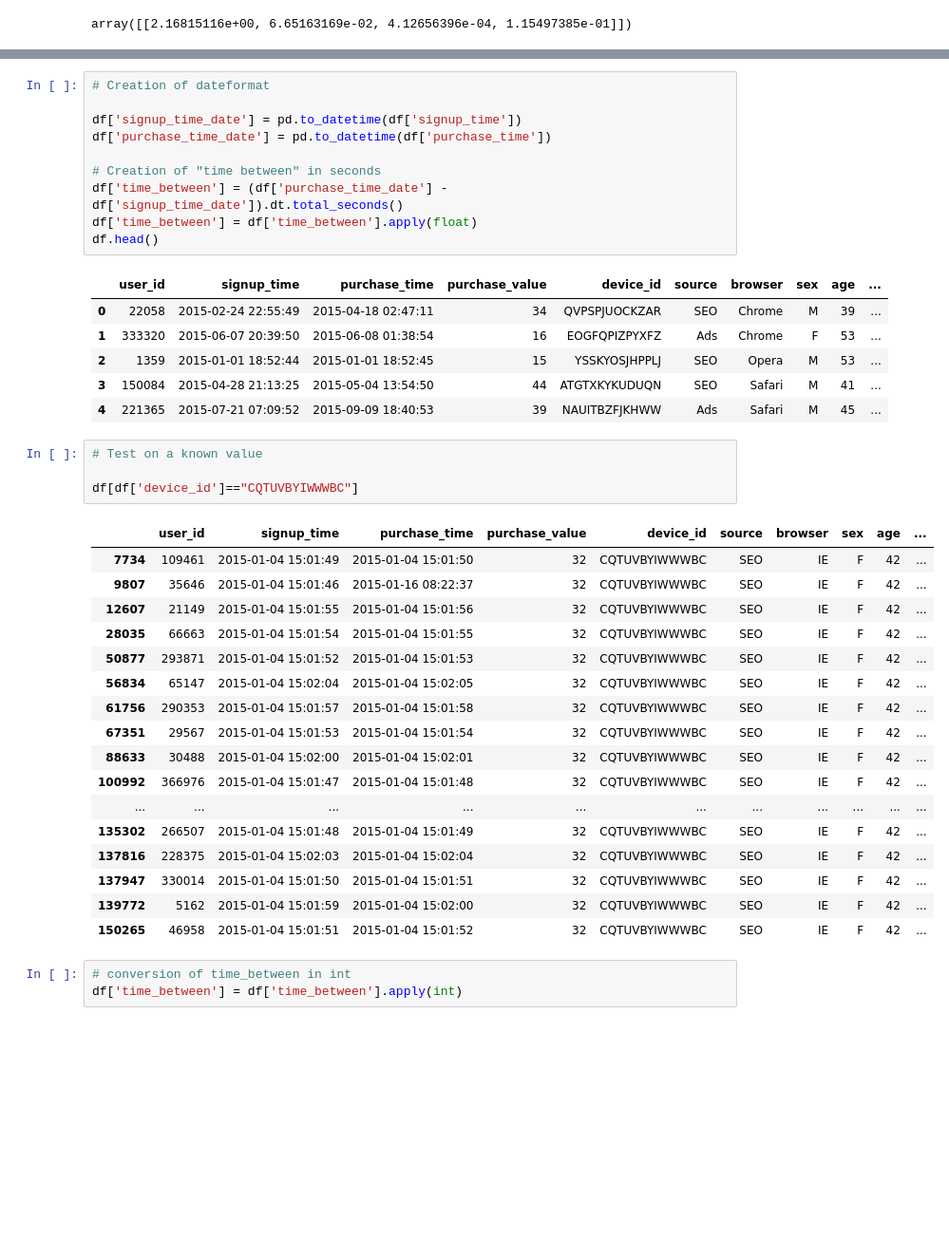
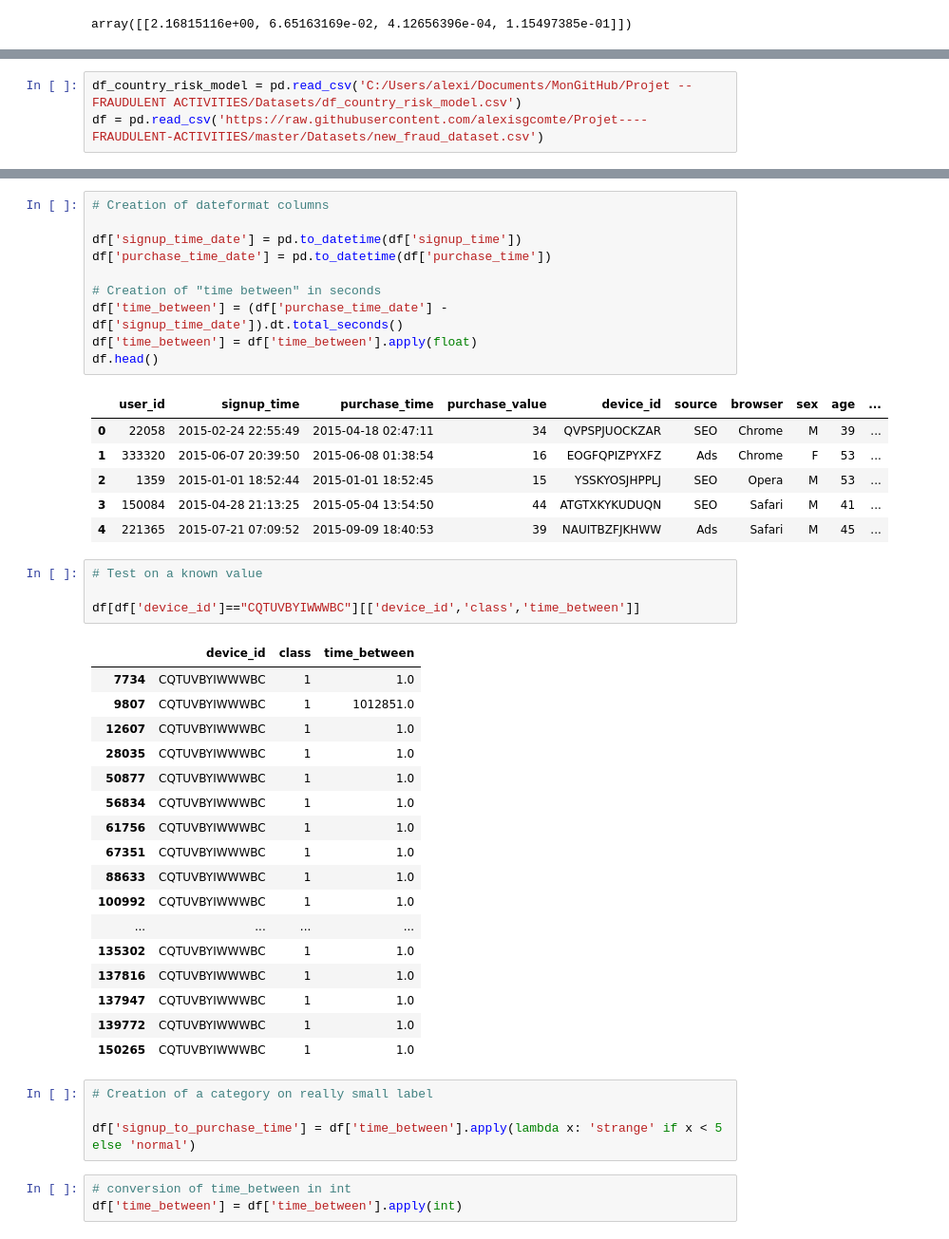
Before and after one commit to alexisgcomte/Projet----FRAUDULENT-ACTIVITIES, a Jupyter notebook: Projet -- FRAUDULENT ACTIVITIES.ipynb, the cells around one changed output, grey strips where cells are left out. Shown at 95% size. Drawn from its saved outputs; the diff is of its cells as text; blank space fills up the shorter version.

```diff
--- a/Projet -- FRAUDULENT ACTIVITIES.ipynb
+++ b/Projet -- FRAUDULENT ACTIVITIES.ipynb
@@ -532,0 +616,3 @@ There is 90% of precision, which is worse than random. Let's keep it either way.
+# %%
+df_country_risk_model = pd.read_csv('C:/Users/alexi/Documents/MonGitHub/Projet -- FRAUDULENT ACTIVITIES/Datasets/df_country_risk_model.csv')
+df = pd.read_csv('https://raw.githubusercontent.com/alexisgcomte/Projet----FRAUDULENT-ACTIVITIES/master/Datasets/new_fraud_dataset.csv')
@@ -535,5 +639,5 @@ There is 90% of precision, which is worse than random. Let's keep it either way.
 # %%
-# Creation of dateformat
+# Creation of dateformat columns
 
 df['signup_time_date'] = pd.to_datetime(df['signup_time'])
 df['purchase_time_date'] = pd.to_datetime(df['purchase_time'])
@@ -552,25 +656,29 @@ df.head()
 # %%
 # Test on a known value
 
-df[df['device_id']=="CQTUVBYIWWWBC"]
+df[df['device_id']=="CQTUVBYIWWWBC"][['device_id','class','time_between']]
 # %% [output]
-|  | user_id | signup_time | purchase_time | purchase_value | device_id | source | browser | sex | age | ... |
-| 7734 | 109461 | 2015-01-04 15:01:49 | 2015-01-04 15:01:50 | 32 | CQTUVBYIWWWBC | SEO | IE | F | 42 | ... |
-| 9807 | 35646 | 2015-01-04 15:01:46 | 2015-01-16 08:22:37 | 32 | CQTUVBYIWWWBC | SEO | IE | F | 42 | ... |
-| 12607 | 21149 | 2015-01-04 15:01:55 | 2015-01-04 15:01:56 | 32 | CQTUVBYIWWWBC | SEO | IE | F | 42 | ... |
-| 28035 | 66663 | 2015-01-04 15:01:54 | 2015-01-04 15:01:55 | 32 | CQTUVBYIWWWBC | SEO | IE | F | 42 | ... |
-| 50877 | 293871 | 2015-01-04 15:01:52 | 2015-01-04 15:01:53 | 32 | CQTUVBYIWWWBC | SEO | IE | F | 42 | ... |
-| 56834 | 65147 | 2015-01-04 15:02:04 | 2015-01-04 15:02:05 | 32 | CQTUVBYIWWWBC | SEO | IE | F | 42 | ... |
-| 61756 | 290353 | 2015-01-04 15:01:57 | 2015-01-04 15:01:58 | 32 | CQTUVBYIWWWBC | SEO | IE | F | 42 | ... |
-| 67351 | 29567 | 2015-01-04 15:01:53 | 2015-01-04 15:01:54 | 32 | CQTUVBYIWWWBC | SEO | IE | F | 42 | ... |
-| 88633 | 30488 | 2015-01-04 15:02:00 | 2015-01-04 15:02:01 | 32 | CQTUVBYIWWWBC | SEO | IE | F | 42 | ... |
-| 100992 | 366976 | 2015-01-04 15:01:47 | 2015-01-04 15:01:48 | 32 | CQTUVBYIWWWBC | SEO | IE | F | 42 | ... |
-| ... | ... | ... | ... | ... | ... | ... | ... | ... | ... | ... |
-| 135302 | 266507 | 2015-01-04 15:01:48 | 2015-01-04 15:01:49 | 32 | CQTUVBYIWWWBC | SEO | IE | F | 42 | ... |
-| 137816 | 228375 | 2015-01-04 15:02:03 | 2015-01-04 15:02:04 | 32 | CQTUVBYIWWWBC | SEO | IE | F | 42 | ... |
-| 137947 | 330014 | 2015-01-04 15:01:50 | 2015-01-04 15:01:51 | 32 | CQTUVBYIWWWBC | SEO | IE | F | 42 | ... |
-| 139772 | 5162 | 2015-01-04 15:01:59 | 2015-01-04 15:02:00 | 32 | CQTUVBYIWWWBC | SEO | IE | F | 42 | ... |
-| 150265 | 46958 | 2015-01-04 15:01:51 | 2015-01-04 15:01:52 | 32 | CQTUVBYIWWWBC | SEO | IE | F | 42 | ... |
+|  | device_id | class | time_between |
+| 7734 | CQTUVBYIWWWBC | 1 | 1.0 |
+| 9807 | CQTUVBYIWWWBC | 1 | 1012851.0 |
+| 12607 | CQTUVBYIWWWBC | 1 | 1.0 |
+| 28035 | CQTUVBYIWWWBC | 1 | 1.0 |
+| 50877 | CQTUVBYIWWWBC | 1 | 1.0 |
+| 56834 | CQTUVBYIWWWBC | 1 | 1.0 |
+| 61756 | CQTUVBYIWWWBC | 1 | 1.0 |
+| 67351 | CQTUVBYIWWWBC | 1 | 1.0 |
+| 88633 | CQTUVBYIWWWBC | 1 | 1.0 |
+| 100992 | CQTUVBYIWWWBC | 1 | 1.0 |
+| ... | ... | ... | ... |
+| 135302 | CQTUVBYIWWWBC | 1 | 1.0 |
+| 137816 | CQTUVBYIWWWBC | 1 | 1.0 |
+| 137947 | CQTUVBYIWWWBC | 1 | 1.0 |
+| 139772 | CQTUVBYIWWWBC | 1 | 1.0 |
+| 150265 | CQTUVBYIWWWBC | 1 | 1.0 |
+# %%
+# Creation of a category on really small label
+
+df['signup_to_purchase_time'] = df['time_between'].apply(lambda x: 'strange' if x < 5 else 'normal')
 # %%
 # conversion of time_between in int
 df['time_between'] = df['time_between'].apply(int)
```
Also changed, not shown: parts of 84 cells of this notebook, 4 other files.
